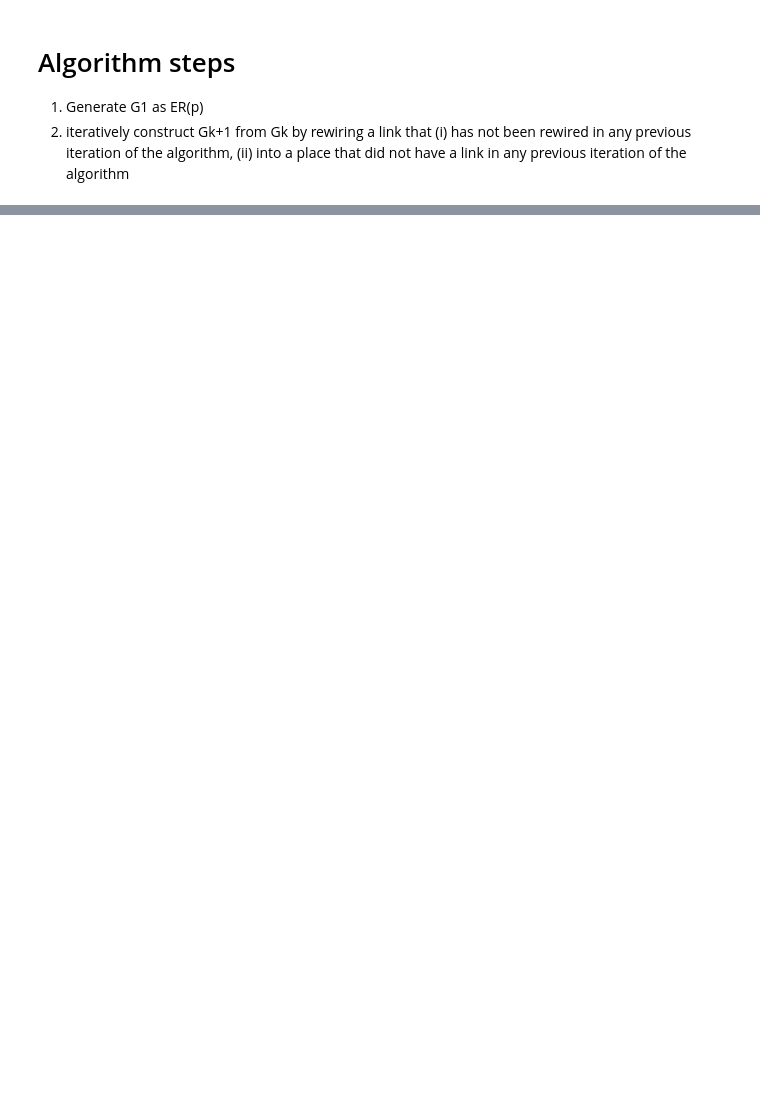
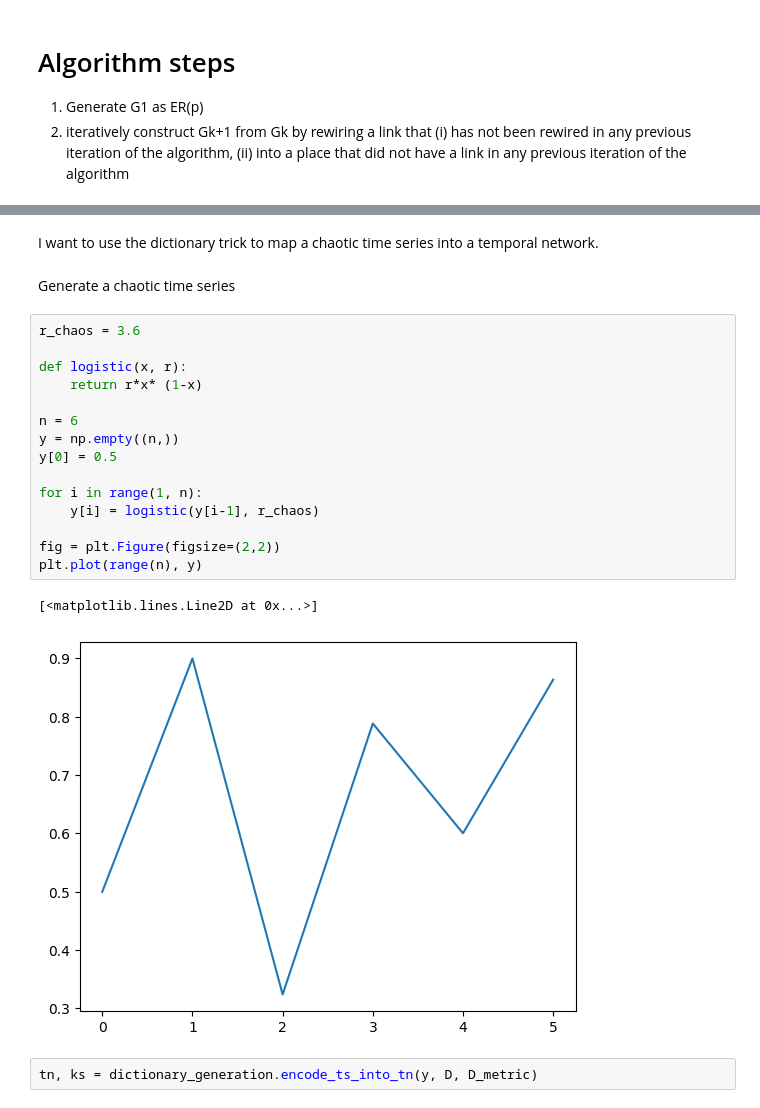
Before and after one commit to smidmatej/dictionary-trick, a Jupyter notebook: dictionary_trick.ipynb, the cells around one changed output, grey strips where cells are left out. Drawn from its saved outputs; the diff is of its cells as text; blank space fills up the shorter version.

```diff
--- a/dictionary_trick.ipynb
+++ b/dictionary_trick.ipynb
@@ -80,0 +41,24 @@ plt.show()
+# %% [markdown]
+I want to use the dictionary trick to map a chaotic time series into a temporal network.
+# %% [markdown]
+Generate a chaotic time series
+# %%
+r_chaos = 3.6
+
+def logistic(x, r):
+    return r*x* (1-x)
+
+n = 6
+y = np.empty((n,))
+y[0] = 0.5
+
+for i in range(1, n):
+    y[i] = logistic(y[i-1], r_chaos)
+
+fig = plt.Figure(figsize=(2,2))
+plt.plot(range(n), y)
+# %% [output]
+[<matplotlib.lines.Line2D at 0x...>]
+[figure, added]
+# %%
+tn, ks = dictionary_generation.encode_ts_into_tn(y, D, D_metric)
```
Also changed, not shown: parts of 5 cells of this notebook, 5 other files.
